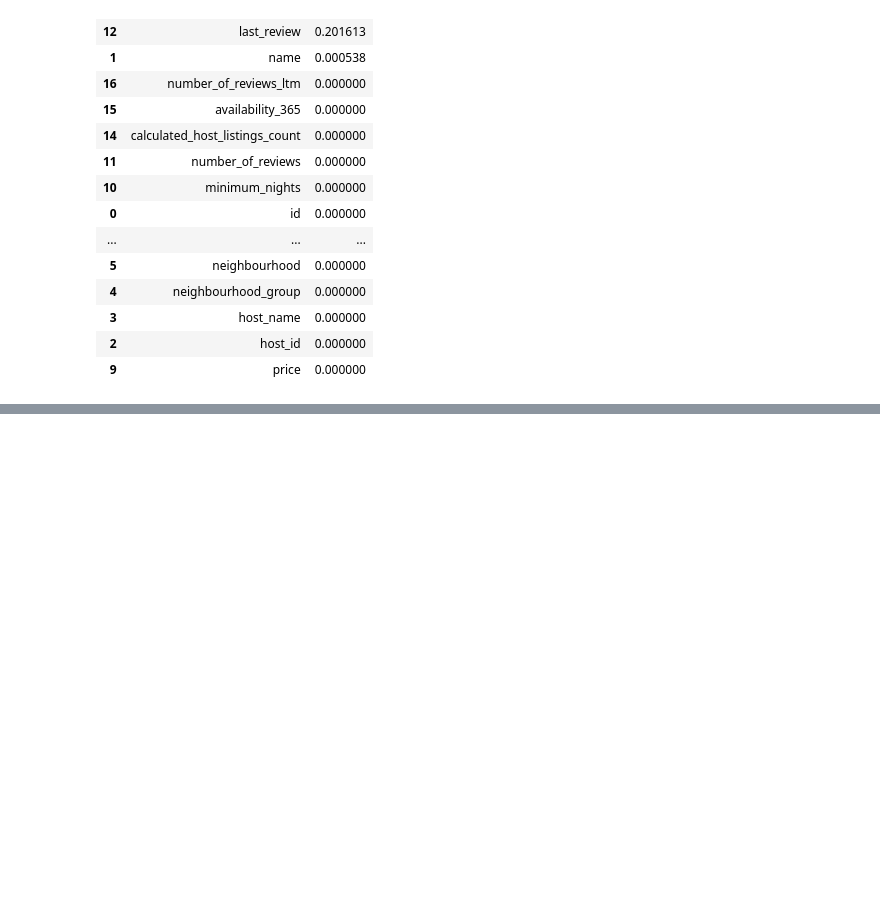
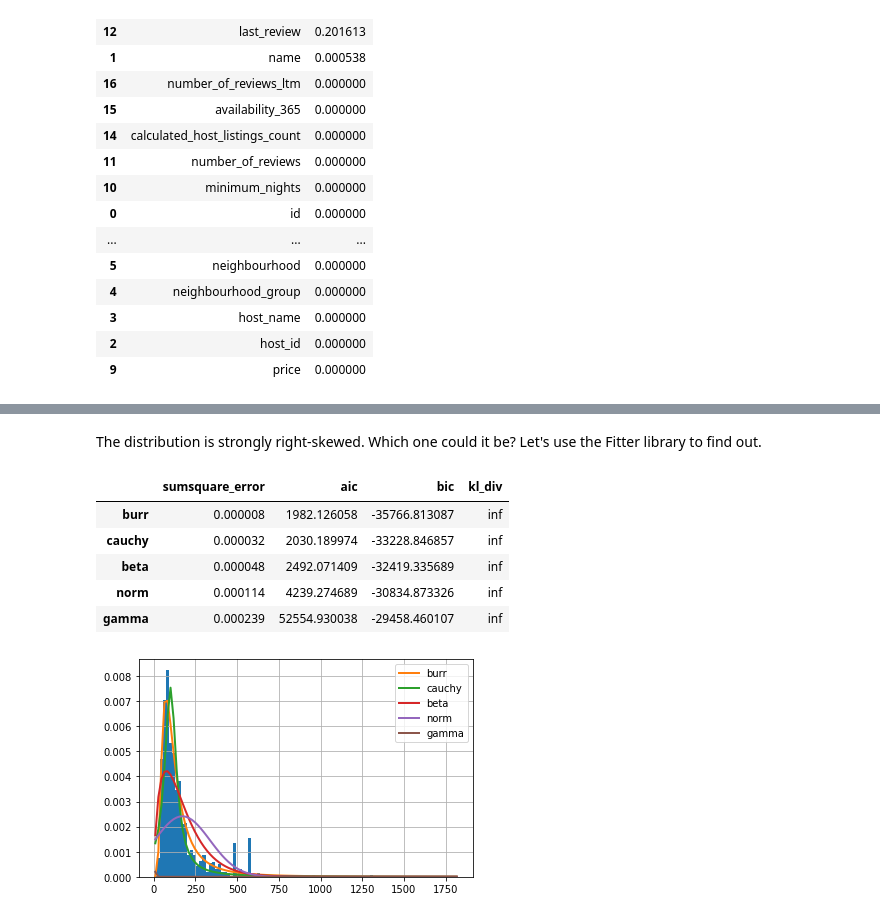
Before and after one commit to balthasars/airbnb-zurich-analysis, a Jupyter notebook: scr/XX-analyze.ipynb, the cells around one changed output, grey strips where cells are left out. Drawn from its saved outputs; the diff is of its cells as text; code cells hidden in the pictures; blank space fills up the shorter version.

```diff
--- a/scr/XX-analyze.ipynb
+++ b/scr/XX-analyze.ipynb
@@ -60,0 +118,26 @@ pd.DataFrame(
+# %% [markdown]
+The distribution is strongly right-skewed.
+Which one could it be?
+Let's use the Fitter library to find out.
+# %%
+# get the values as separate object
+price_vals = listings.price.values
+# import necessary functions
+from fitter import Fitter, get_common_distributions, get_distributions
+f = Fitter(price_vals,
+           distributions=['gamma',
+                          "beta",
+                          'cauchy',
+                          "burr",
+                          "norm"],
+                          xmax=2000)
+f.fit()
+f.summary()
+# %% [output]
+|  | sumsquare_error | aic | bic | kl_div |
+| burr | 0.000008 | 1982.126058 | -35766.813087 | inf |
+| cauchy | 0.000032 | 2030.189974 | -33228.846857 | inf |
+| beta | 0.000048 | 2492.071409 | -32419.335689 | inf |
+| norm | 0.000114 | 4239.274689 | -30834.873326 | inf |
+| gamma | 0.000239 | 52554.930038 | -29458.460107 | inf |
+[figure, added]
```
Also changed, not shown: parts of 19 cells of this notebook, 1 other file.
